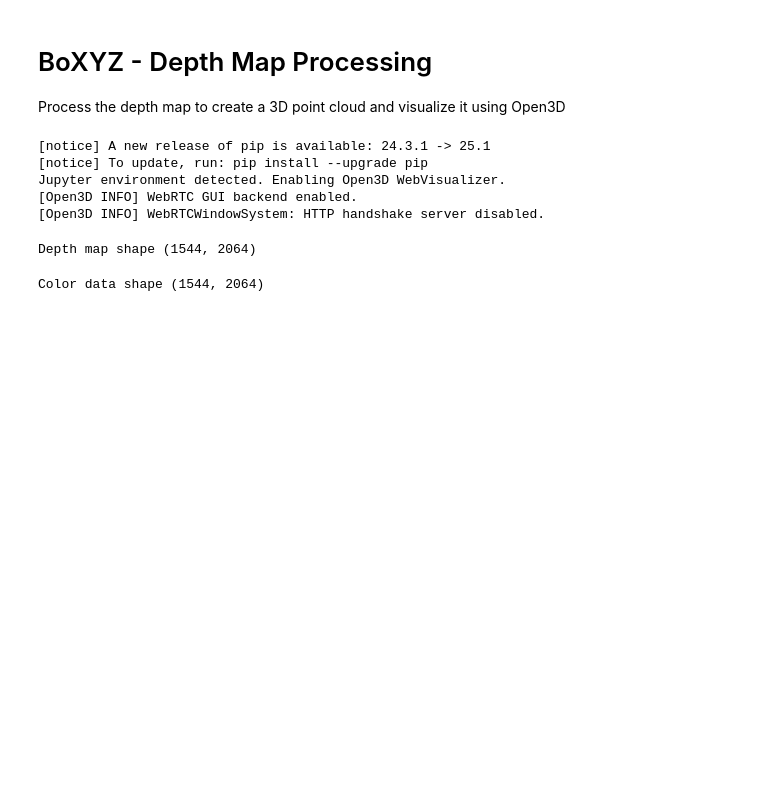
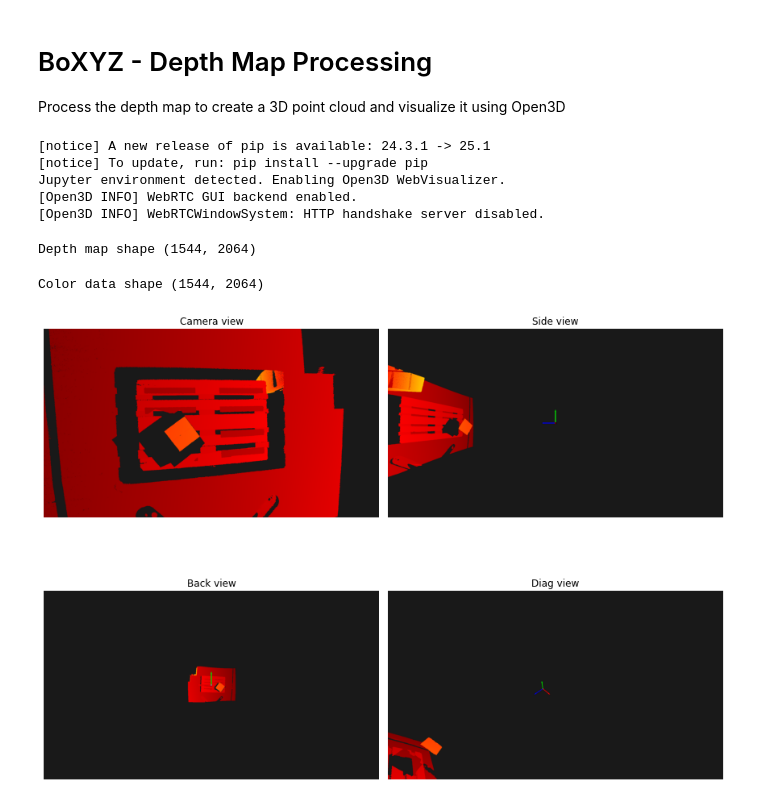
Before and after one commit to code-lava/boxyz, a Jupyter notebook: notebooks/1_depth_map_processing.ipynb, the cells around one changed output. Drawn from its saved outputs; the diff is of its cells as text; code cells hidden in the pictures; blank space fills up the shorter version.

```diff
--- a/notebooks/1_depth_map_processing.ipynb
+++ b/notebooks/1_depth_map_processing.ipynb
@@ -17,6 +10,16 @@ from IPython.display import display
 Jupyter environment detected. Enabling Open3D WebVisualizer.
 [Open3D INFO] WebRTC GUI backend enabled.
 [Open3D INFO] WebRTCWindowSystem: HTTP handshake server disabled.
+# %%
+import os
+import copy
+
+import numpy as np
+import open3d as o3d
+import matplotlib.pyplot as plt
+from IPython.display import display
+
+INTERACTIVE_VISUALIZATION = True
 # %%
 # get pcb from depth map
 intrinsics_filename = os.path.join('..', 'assets', 'intrinsics.npy')
@@ -64,15 +67,12 @@ Color data shape (1544, 2064)
 # pcb.estimate_normals(search_param=o3d.geometry.KDTreeSearchParamHybrid(radius=0.1, max_nn=30))
 # pcb.orient_normals_towards_camera_location(camera_location=np.array([0., 0., 0.]))
 # %%
-# visualize the pcb
-def visualize_pcb_with_snapshots(pcb):
-    o3d.io.write_point_cloud(os.path.join('..', 'assets', 'one-box.pcb.ply'), pcb)
-
+# visualize the pcb in notebook
+def capture_pcb_snapshots(pcb):
     vis = o3d.visualization.Visualizer()
     vis.create_window(window_name='Point Cloud Visualization', visible=False)
     vis.add_geometry(pcb)
 
-    # add camera coordinate frame
     camera_frame = o3d.geometry.TriangleMesh.create_coordinate_frame(size=0.3, origin=[0, 0, 0])
     vis.add_geometry(camera_frame)
 
@@ -80,50 +80,74 @@ def visualize_pcb_with_snapshots(pcb):
     opt.background_color = np.array([0.1, 0.1, 0.1])
     opt.point_size = 2.0
 
-    # setup camera views for snapshots
     snapshots = []
-    view_names = ["Fronte view", "Side view", "Back view", "Diag view"]
+    view_names = ["Camera view", "Side view", "Back view", "Diag view"]
+
+    ctr = vis.get_view_control()
+    ctr.change_field_of_view(step=60)
+    vis.poll_events()
+    vis.update_renderer()
+    img = vis.capture_screen_float_buffer(do_render=True)
+    snapshots.append(np.asarray(img))
+
     view_angles = [
-        (np.pi, np.pi, np.pi),
         (0, np.pi/2, 0),
         (0, np.pi, 0),
         (np.pi/4, np.pi/4, 0)
     ]
 
-    # capture snapshots from different angles
-    for i, (pitch, yaw, roll) in enumerate(view_angles):
+    view_translations = [
+        [0, 0, 0],
+        [0, 0, 0],
+        [0.5, 0.5, 0]
+    ]
+
+    for i, ((pitch, yaw, roll), translation) in enumerate(zip(view_angles, view_translations)):
         ctr = vis.get_view_control()
         ctr.change_field_of_view(step=60)
         ctr.set_front([np.sin(yaw) * np.cos(pitch), np.sin(pitch), np.cos(yaw) * np.cos(pitch)])
-        ctr.set_lookat([0, 0, 0])
+        ctr.set_lookat([0 + translation[0], 0 + translation[1], 0 + translation[2]])
         ctr.set_up([0, 1, 0])
         vis.poll_events()
         vis.update_renderer()
         img = vis.capture_screen_float_buffer(do_render=True)
         snapshots.append(np.asarray(img))
 
     vis.destroy_window()
 
-    vis = o3d.visualization.Visualizer()
-    vis.create_window(window_name='Point Cloud Visualization')
-    vis.add_geometry(pcb)
-    vis.add_geometry(camera_frame)
-    opt = vis.get_render_option()
-    opt.background_color = np.array([0.1, 0.1, 0.1])
-    opt.point_size = 2.0
-    vis.run()
-    vis.destroy_window()
-
-    # display snapshots
     fig, axes = plt.subplots(2, 2, figsize=(12, 10))
     axes = axes.flatten()
 
     for i, (img, view_name) in enumerate(zip(snapshots, view_names)):
         axes[i].imshow(img)
         axes[i].set_title(f'{view_name}')
         axes[i].axis('off')
 
     plt.tight_layout()
     plt.show()
 
-visualize_pcb_with_snapshots(pcb)
+# visualize pcb in interactive window
+def visualize_pcb_interactive(pcb):
+    vis = o3d.visualization.Visualizer()
+    vis.create_window(window_name='Point Cloud Visualization')
+    vis.add_geometry(pcb)
+
+    camera_frame = o3d.geometry.TriangleMesh.create_coordinate_frame(size=0.3, origin=[0, 0, 0])
+    vis.add_geometry(camera_frame)
+
+    opt = vis.get_render_option()
+    opt.background_color = np.array([0.1, 0.1, 0.1])
+    opt.point_size = 2.0
+
+    vis.run()
+    vis.destroy_window()
+
+def generate_3d_scene(pcb, visualize=False):
+    o3d.io.write_point_cloud(os.path.join('..', 'assets', 'one-box.pcb.ply'), pcb)
+    if visualize:
+        visualize_pcb_interactive(pcb)
+    capture_pcb_snapshots(pcb)
+
+generate_3d_scene(pcb, visualize=INTERACTIVE_VISUALIZATION)
+# %% [output]
+[figure, added]
```
Also changed, not shown: parts of 4 cells of this notebook, 1 other file.
